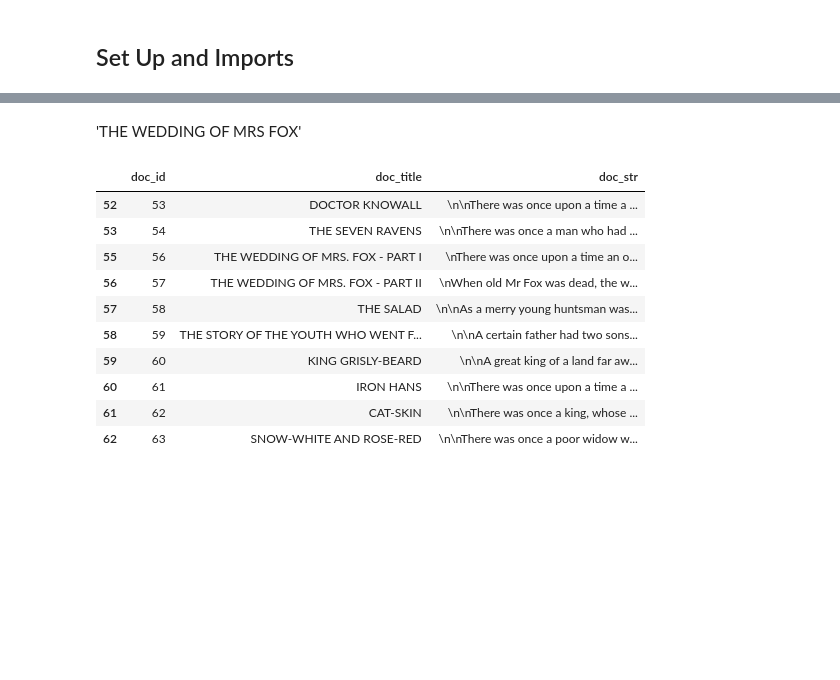
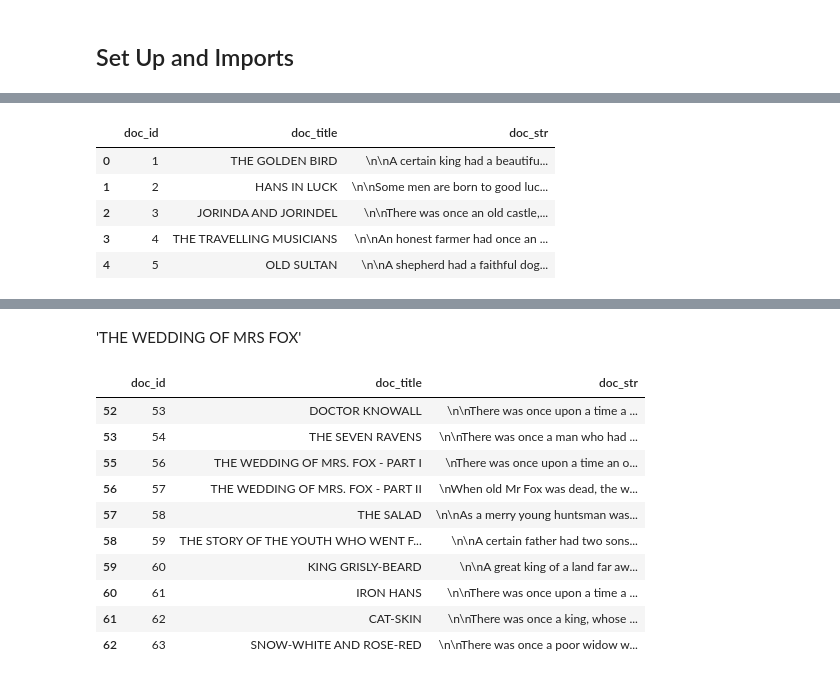
Before and after one commit to gegeorge25/TextasDataFinalProject, a Jupyter notebook: making_corpus.ipynb, the cells around one changed output, grey strips where cells are left out. Saved outputs shown, nothing was run; the diff lists cells and outputs as text; code cells hidden in the pictures; blank space fills up the shorter version.

```diff
--- a/making_corpus.ipynb
+++ b/making_corpus.ipynb
@@ -59,5 +59,13 @@ csv_file  = f"{output_dir}/p2591-TOKENS.csv" # The file we will create
 # %%
 OHCO = ['doc_title','para_num','sentence_num','token_num']
 # %%
-DOCS = pd.read_csv('/kaggle/input/notebooks/gegeorge250/grimm-brothers-preprocessing/pg2591-DOCS.csv')
+DOCS = pd.read_csv('data/pg2591-DOCS.csv')
+DOCS.head()
+# %% [output]
+|  | doc_id | doc_title | doc_str |
+| 0 | 1 | THE GOLDEN BIRD | \n\nA certain king had a beautifu... |
+| 1 | 2 | HANS IN LUCK | \n\nSome men are born to good luc... |
+| 2 | 3 | JORINDA AND JORINDEL | \n\nThere was once an old castle,... |
+| 3 | 4 | THE TRAVELLING MUSICIANS | \n\nAn honest farmer had once an ... |
+| 4 | 5 | OLD SULTAN | \n\nA shepherd had a faithful dog... |
 # %%
```
Also changed, not shown: parts of 10 cells of this notebook, 2 other files.
